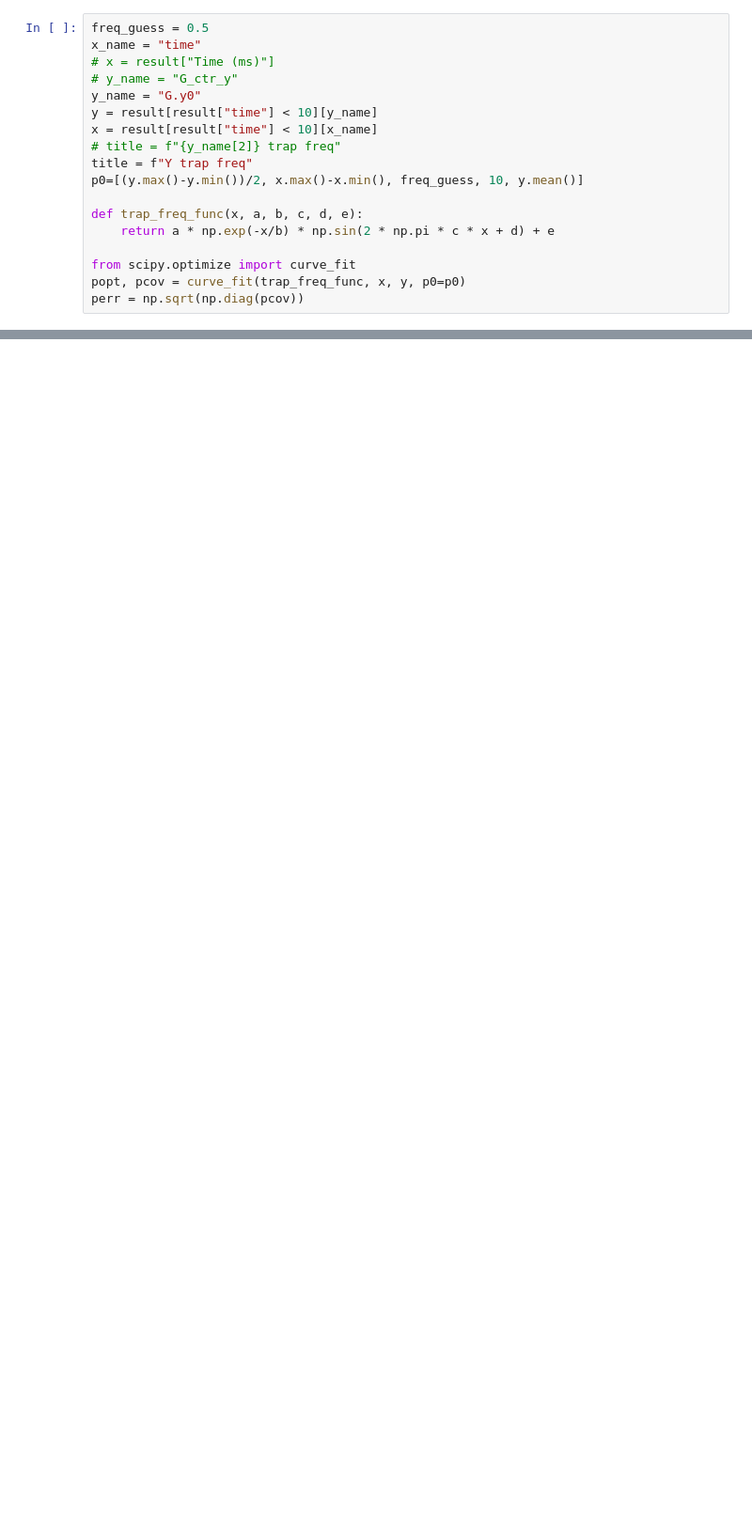
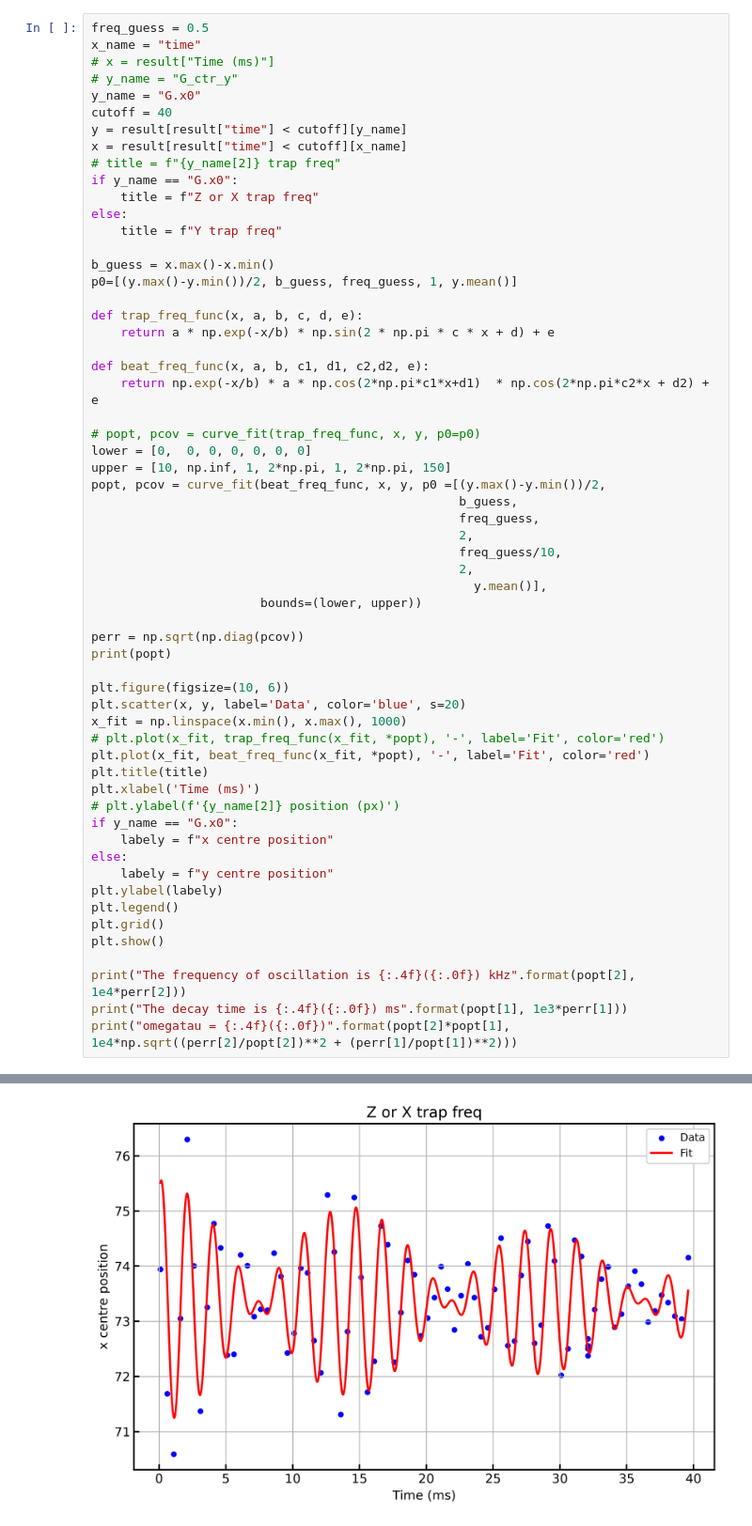
Before and after one commit to uoft-chiplab/analysis, a Jupyter notebook: examples/fit_trap_freqs.ipynb, the cells around one changed output, grey strips where cells are left out. Shown at 94% size. Cells and saved outputs as stored; diff of their text form; blank space fills up the shorter version.

```diff
--- a/examples/fit_trap_freqs.ipynb
+++ b/examples/fit_trap_freqs.ipynb
@@ -39,16 +81,58 @@ freq_guess = 0.5
 x_name = "time"
 # x = result["Time (ms)"]
 # y_name = "G_ctr_y"
-y_name = "G.y0"
-y = result[result["time"] < 10][y_name]
-x = result[result["time"] < 10][x_name]
+y_name = "G.x0"
+cutoff = 40
+y = result[result["time"] < cutoff][y_name]
+x = result[result["time"] < cutoff][x_name]
 # title = f"{y_name[2]} trap freq"
-title = f"Y trap freq"
-p0=[(y.max()-y.min())/2, x.max()-x.min(), freq_guess, 10, y.mean()]
+if y_name == "G.x0":
+    title = f"Z or X trap freq"
+else:
+    title = f"Y trap freq"
+
+b_guess = x.max()-x.min()
+p0=[(y.max()-y.min())/2, b_guess, freq_guess, 1, y.mean()]
 
 def trap_freq_func(x, a, b, c, d, e):
     return a * np.exp(-x/b) * np.sin(2 * np.pi * c * x + d) + e
 
-from scipy.optimize import curve_fit
-popt, pcov = curve_fit(trap_freq_func, x, y, p0=p0)
+def beat_freq_func(x, a, b, c1, d1, c2,d2, e):
+    return np.exp(-x/b) * a * np.cos(2*np.pi*c1*x+d1)  * np.cos(2*np.pi*c2*x + d2) + e
+
+# popt, pcov = curve_fit(trap_freq_func, x, y, p0=p0)
+lower = [0,  0, 0, 0, 0, 0, 0]
+upper = [10, np.inf, 1, 2*np.pi, 1, 2*np.pi, 150]
+popt, pcov = curve_fit(beat_freq_func, x, y, p0 =[(y.max()-y.min())/2,
+                                                  b_guess,
+                                                  freq_guess,
+                                                  2,
+                                                  freq_guess/10,
+                                                  2,
+                                                    y.mean()],
+                       bounds=(lower, upper))
+
 perr = np.sqrt(np.diag(pcov))
+print(popt)
+
+plt.figure(figsize=(10, 6))
+plt.scatter(x, y, label='Data', color='blue', s=20)
+x_fit = np.linspace(x.min(), x.max(), 1000)
+# plt.plot(x_fit, trap_freq_func(x_fit, *popt), '-', label='Fit', color='red')
+plt.plot(x_fit, beat_freq_func(x_fit, *popt), '-', label='Fit', color='red')
+plt.title(title)
+plt.xlabel('Time (ms)')
+# plt.ylabel(f'{y_name[2]} position (px)')
+if y_name == "G.x0":
+    labely = f"x centre position"
+else:
+    labely = f"y centre position"
+plt.ylabel(labely)
+plt.legend()
+plt.grid()
+plt.show()
+
+print("The frequency of oscillation is {:.4f}({:.0f}) kHz".format(popt[2], 1e4*perr[2]))
+print("The decay time is {:.4f}({:.0f}) ms".format(popt[1], 1e3*perr[1]))
+print("omegatau = {:.4f}({:.0f})".format(popt[2]*popt[1], 1e4*np.sqrt((perr[2]/popt[2])**2 + (perr[1]/popt[1])**2)))
+# %% [output]
@@ -54,0 +141 @@ perr = np.sqrt(np.diag(pcov))
+[figure, added]
```
Also changed, not shown: parts of 5 cells of this notebook, 15 other files.
